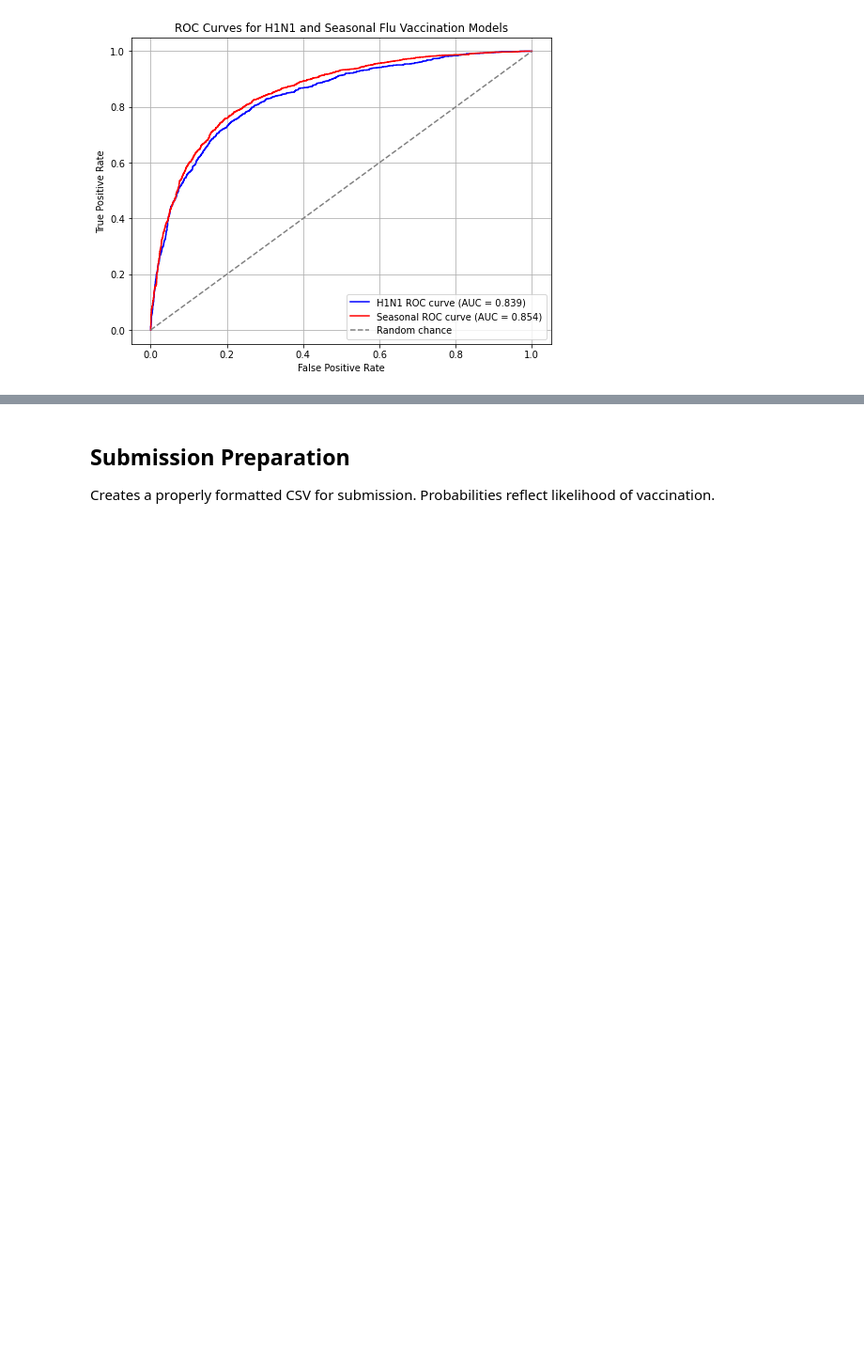
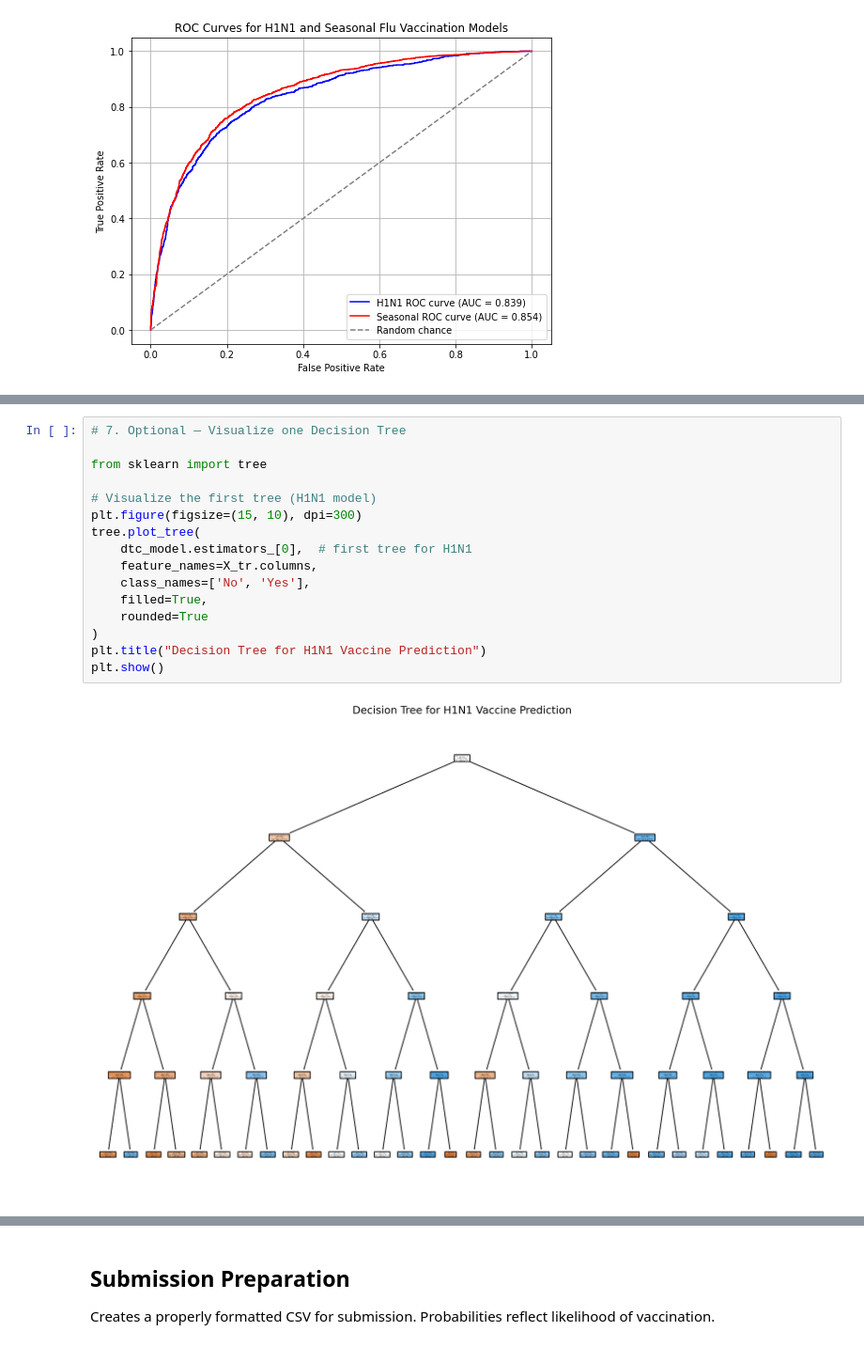
Before and after one commit to MaryBennah/Phase3-Predict-H1N1-Seasonal-Flu-Vaccines, a Jupyter notebook: Predict H1N1 and Seasonal Flu Vaccines.ipynb, the cells around one changed output, grey strips where cells are left out. Shown at 94% size. Cells and saved outputs as stored; diff of their text form; blank space fills up the shorter version.

```diff
--- a/Predict H1N1 and Seasonal Flu Vaccines.ipynb
+++ b/Predict H1N1 and Seasonal Flu Vaccines.ipynb
@@ -838,0 +892,18 @@ plt.show()
+# %%
+# 7. Optional — Visualize one Decision Tree
+
+from sklearn import tree
+
+# Visualize the first tree (H1N1 model)
+plt.figure(figsize=(15, 10), dpi=300)
+tree.plot_tree(
+    dtc_model.estimators_[0],  # first tree for H1N1
+    feature_names=X_tr.columns,
+    class_names=['No', 'Yes'],
+    filled=True,
+    rounded=True
+)
+plt.title("Decision Tree for H1N1 Vaccine Prediction")
+plt.show()
+# %% [output]
+[figure, added]
```
Also changed, not shown: parts of 8 cells of this notebook.
